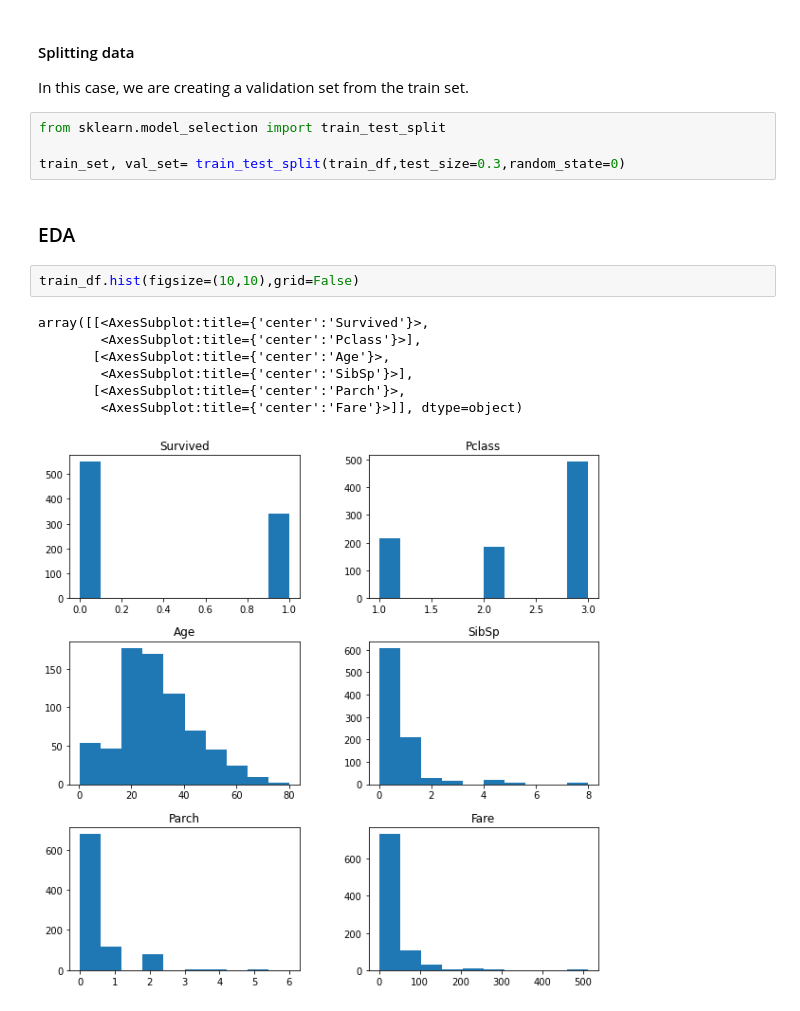
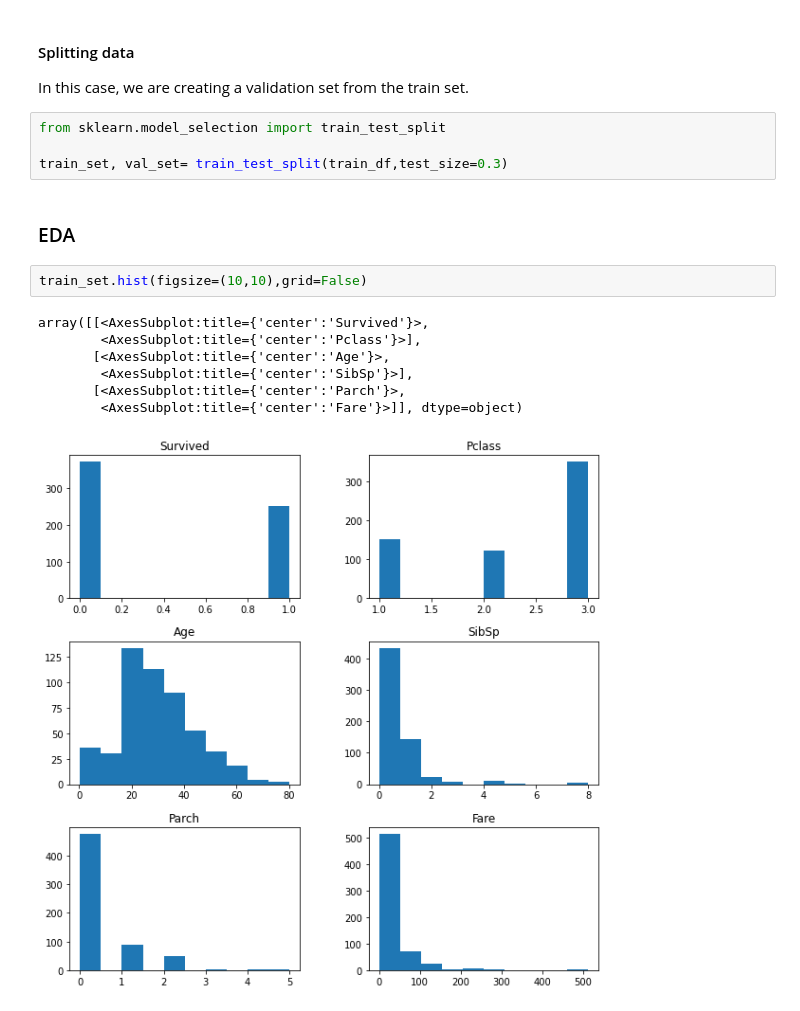
Before and after one commit to JuanDa14Sa/Kaggle, a Jupyter notebook: titanic.ipynb, the cells around one changed output. Saved outputs shown, nothing was run; the diff lists cells and outputs as text.

```diff
--- a/titanic.ipynb
+++ b/titanic.ipynb
@@ -85,17 +85,17 @@ In this case, we are creating a validation set from the train set.
 # %%
 from sklearn.model_selection import train_test_split
 
-train_set, val_set= train_test_split(train_df,test_size=0.3,random_state=0)
+train_set, val_set= train_test_split(train_df,test_size=0.3)
 # %% [markdown]
 <h3>EDA</h3>
 # %%
-train_df.hist(figsize=(10,10),grid=False)
+train_set.hist(figsize=(10,10),grid=False)
 # %% [output]
 array([[<AxesSubplot:title={'center':'Survived'}>,
         <AxesSubplot:title={'center':'Pclass'}>],
        [<AxesSubplot:title={'center':'Age'}>,
         <AxesSubplot:title={'center':'SibSp'}>],
        [<AxesSubplot:title={'center':'Parch'}>,
         <AxesSubplot:title={'center':'Fare'}>]], dtype=object)
-[figure, old version]
+[figure, new version]
 # %%
```
Also changed, not shown: parts of 19 cells of this notebook.
